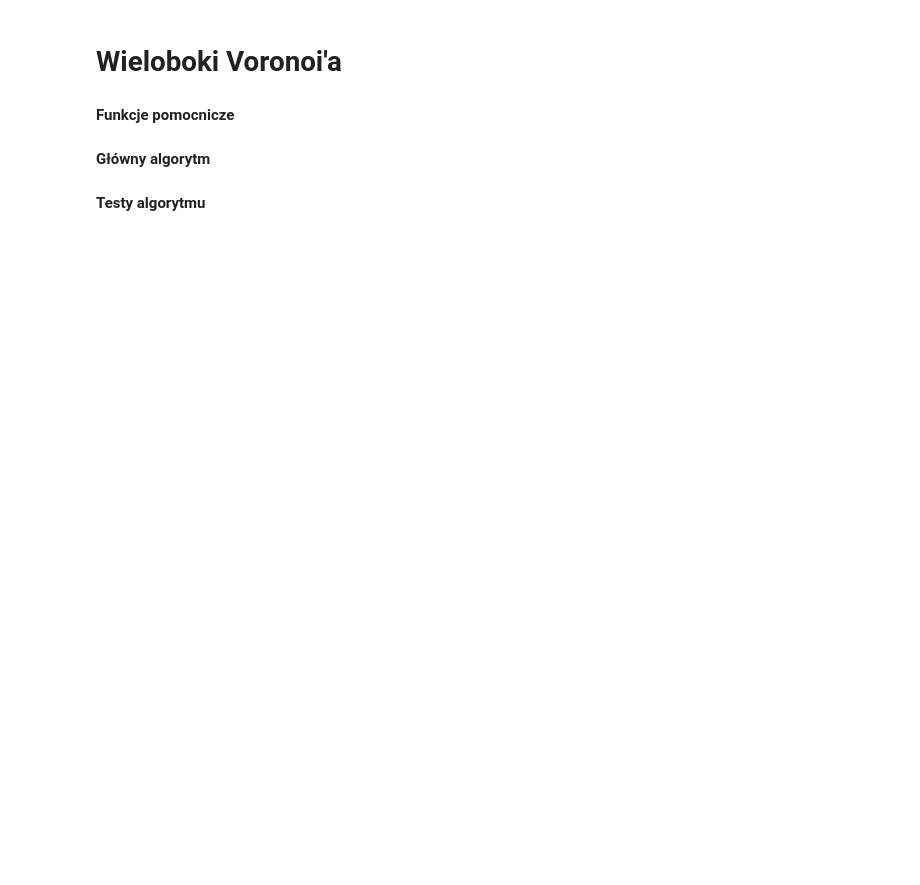
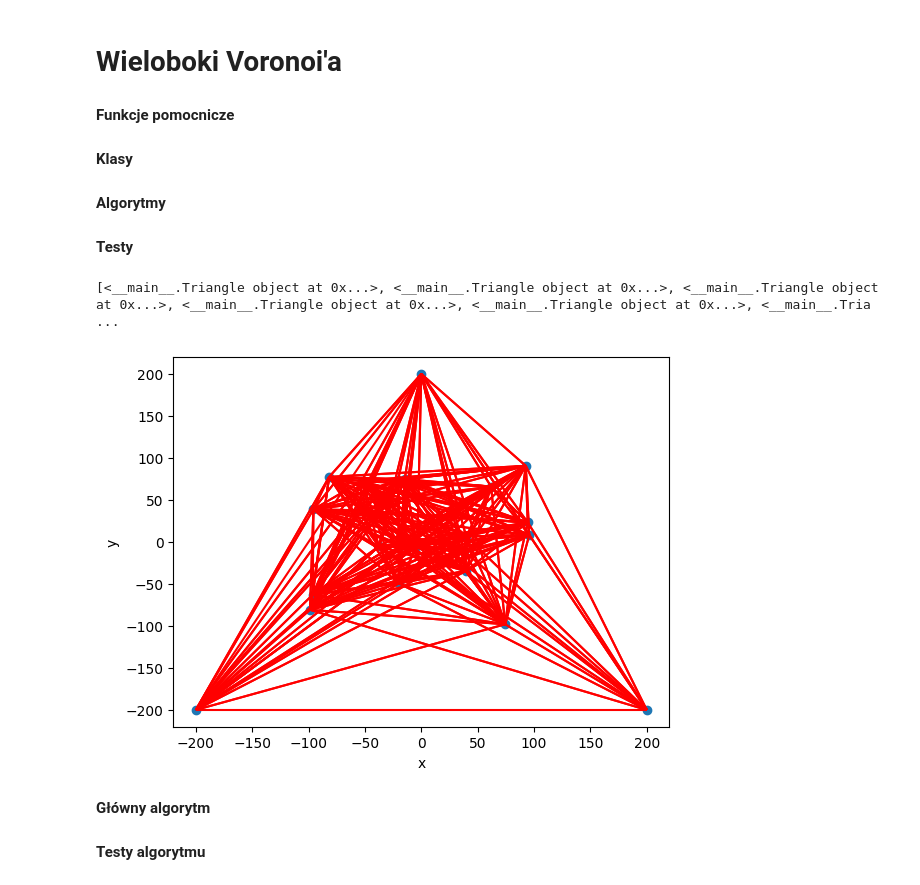
Before and after one commit to baramundi666/Voronoi-Diagram-Project-2023-24, a Jupyter notebook: main.ipynb, the cells around one changed output. Drawn from its saved outputs; the diff is of its cells as text; code cells hidden in the pictures; blank space fills up the shorter version.

Commit message:
Bowyer-Watson implementation first attempt

```diff
--- a/main.ipynb
+++ b/main.ipynb
@@ -22,3 +14,23 @@ def draw_line(points_left, points_mid, points_right):
+# %%
+def draw_tri(triangleList):
+    vis = Visualizer()
+    points = set()
+    sides = set()
+    for triangle in triangleList:
+        a = (triangle.a.x, triangle.a.y)
+        b = (triangle.b.x, triangle.b.y)
+        c = (triangle.c.x, triangle.c.y)
+        points.add(a)
+        points.add(b)
+        points.add(c)
+        sides.add((a, b))
+        sides.add((b, c))
+        sides.add((c, a))
+
+
+    vis.add_point(list(points))
+    vis.add_line_segment(list(sides), color='red')
+    vis.show()
 # %%
 def generate_uniform_points(left, right, n = 10 ** 5):
     tab =[]
@@ -31,6 +43,7 @@ def generate_uniform_points(left, right, n = 10 ** 5):
 **Funkcje pomocnicze**
 # %%
 def orient(a, b, c):
-        return (b[0]-a[0])*(c[1]-b[1]) - (b[1]-a[1])*(c[0]-b[0])
-
+    return (b.x-a.x)*(c.y-b.y) - (b.y-a.y)*(c.x-b.x)
 # ...
+# %% [markdown]
+**Klasy**
@@ -36,0 +105,2 @@ def orient(a, b, c):
+# %% [markdown]
+**Algorytmy**
@@ -37,3 +156,14 @@ def orient(a, b, c):
+# %% [markdown]
+**Testy**
+# %%
+# nie działa
+randomPoints = generate_uniform_points(-100, 100, 20)
+triangulation = Bowyer_Watson(randomPoints)
+print(triangulation)
+draw_tri(triangulation)
+# %% [output]
+[<__main__.Triangle object at 0x...>, <__main__.Triangle object at 0x...>, <__main__.Triangle object at 0x...>, <__main__.Triangle object at 0x...>, <__main__.Triangle object at 0x...>, <__main__.Tria ...
+[figure, added]
 # %% [markdown]
 **Główny algorytm**
 # %%
```
Also changed, not shown: parts of 4 cells of this notebook, 1 other file.
